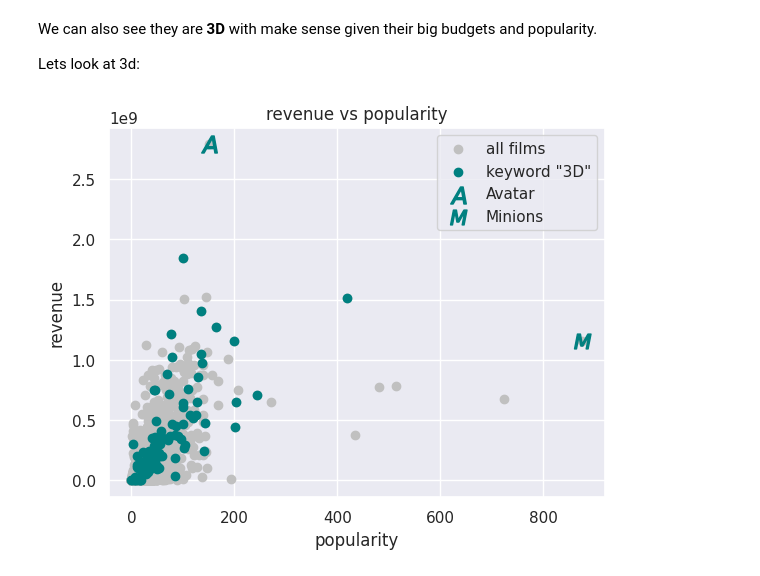
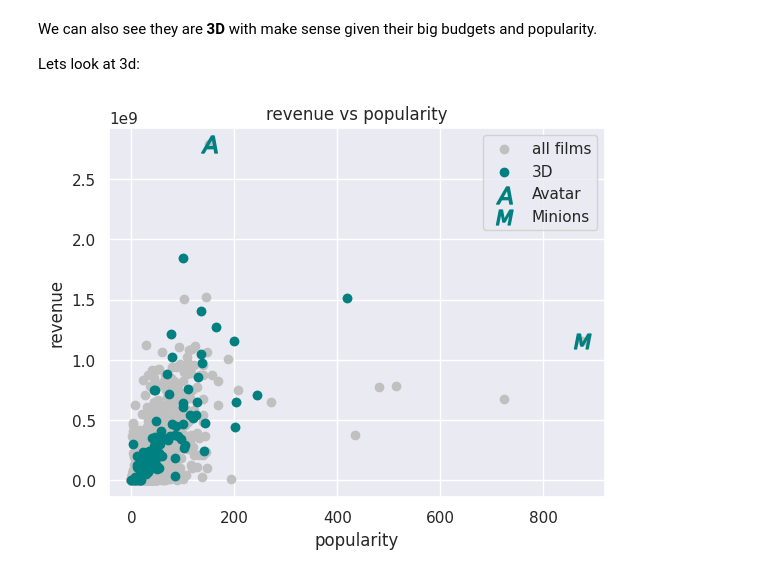
Before and after one commit to fatimaglezglez/TMDB_insights, a Jupyter notebook: TMDB_Fatima_Gonzalez.ipynb, the cells around one changed output. Cells and saved outputs as stored; diff of their text form; code cells hidden in the pictures.

```diff
--- a/TMDB_Fatima_Gonzalez.ipynb
+++ b/TMDB_Fatima_Gonzalez.ipynb
@@ -316,12 +310,12 @@ filtered_df2.drop(filtered_df2[filtered_df2.popularity==filtered_df2.popularity.
 # %%
 plt.title('revenue vs popularity')
 plt.scatter(df.popularity, df.revenue, color='silver', label='all films')
-plt.scatter(filtered_df2.popularity, filtered_df2.revenue, color='teal', label='keyword "3D"')
+plt.scatter(filtered_df2.popularity, filtered_df2.revenue, color='teal', label='3D')
 plt.scatter(filtered_df[df.revenue==df.revenue.max()].popularity, filtered_df[df.revenue==df.revenue.max()].revenue, color='teal', marker='$A$', s=150, label='Avatar')
 plt.scatter(filtered_df[df.popularity==df.popularity.max()].popularity, filtered_df[df.popularity==df.popularity.max()].revenue, color='teal', marker='$M$', s=150, label='Minions')
 plt.xlabel('popularity')
 plt.ylabel('revenue')
 plt.legend()
 plt.show()
 # %% [output]
-[figure, old version]
+[figure, new version]
```
Also changed, not shown: parts of 2 cells of this notebook.
